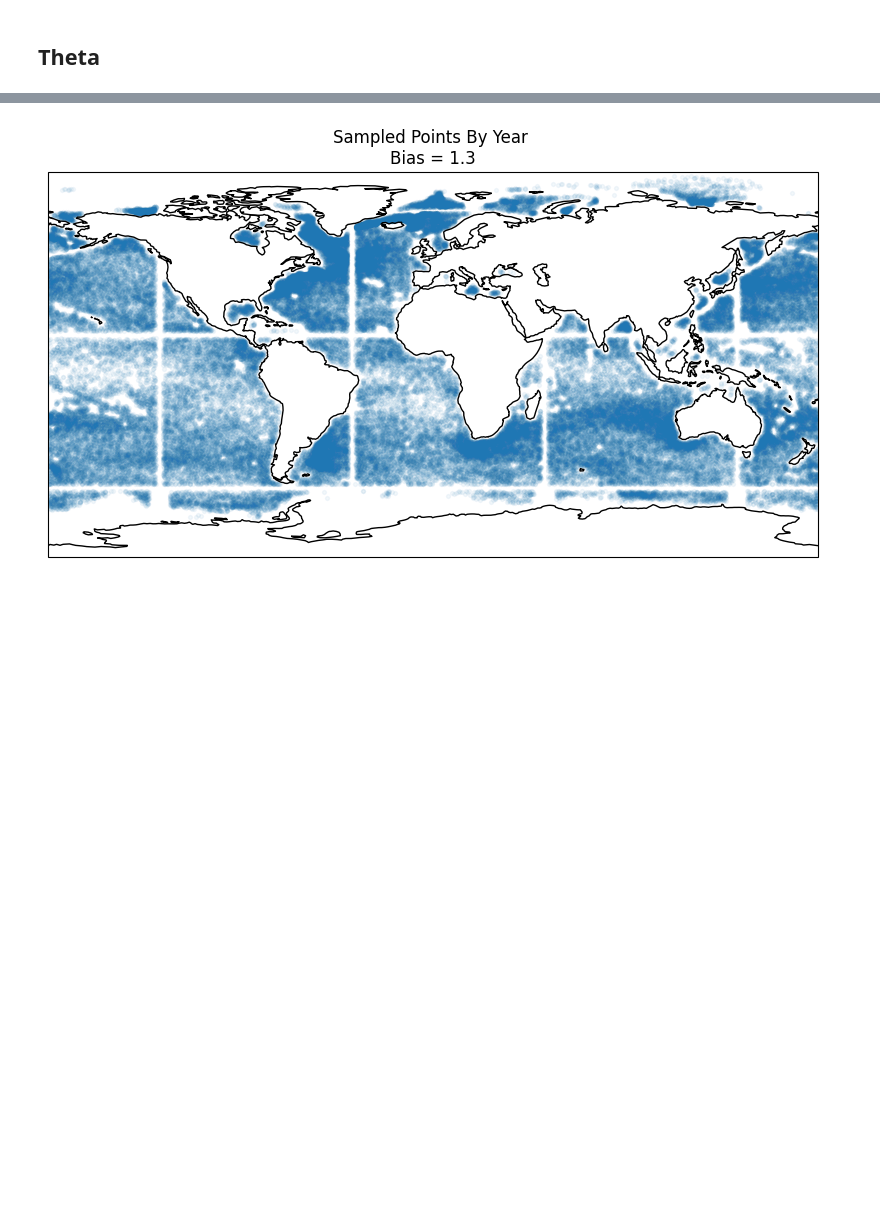
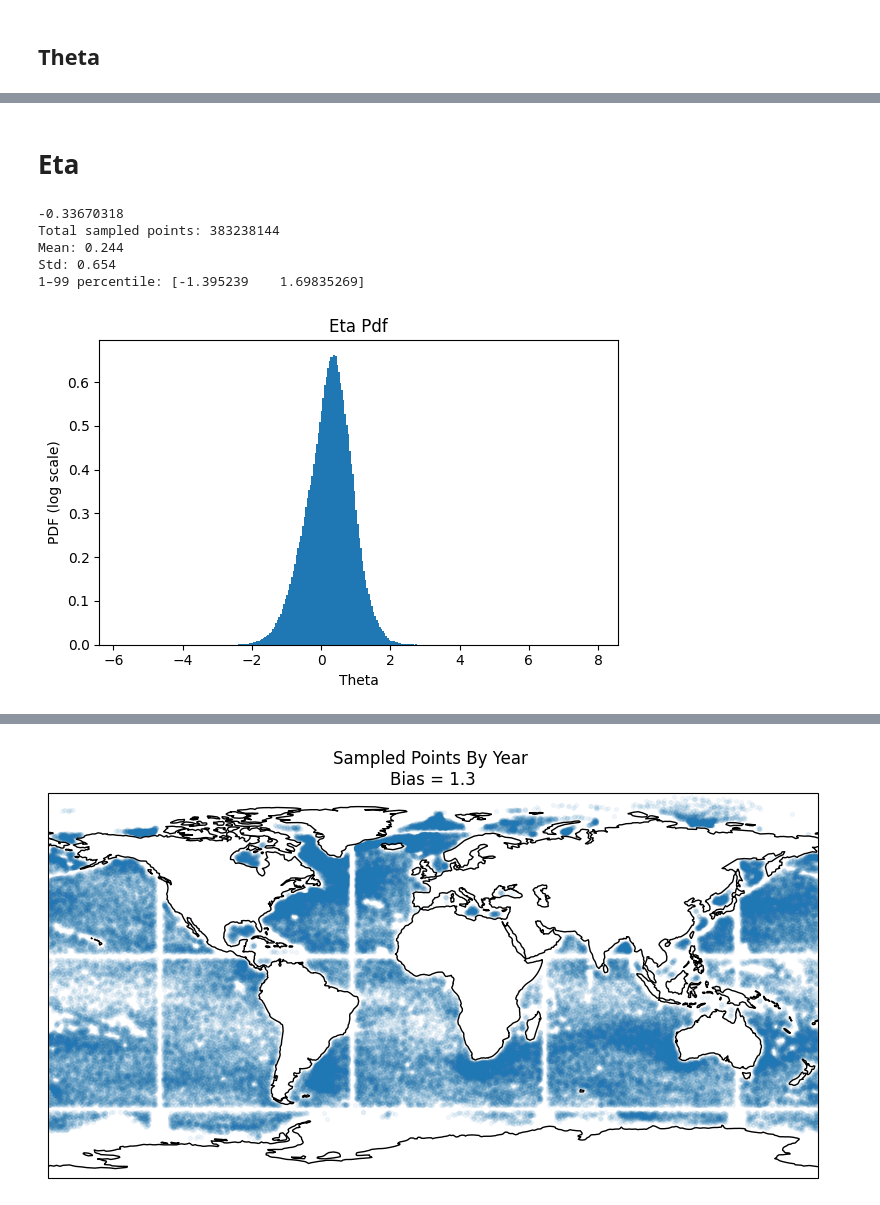
Before and after one commit to Sea-Meets-the-Stars/DBOF_Representation_Learning, a Jupyter notebook: notebooks/eda.ipynb, the cells around one changed output, grey strips where cells are left out. Saved outputs shown, nothing was run; the diff lists cells and outputs as text; code cells hidden in the pictures; blank space fills up the shorter version.

```diff
--- a/notebooks/eda.ipynb
+++ b/notebooks/eda.ipynb
@@ -257,0 +214,11 @@ Std: 8.160
+# %% [markdown]
+# Eta
+# %%
+global_histogram(images_clean_no_ice_np,"Eta Pdf", channel=0,log=False, bins=300)
+# %% [output]
+-0.33670318
+Total sampled points: 383238144
+Mean: 0.244
+Std: 0.654
+1–99 percentile: [-1.395239    1.69835269]
+[figure, added]
```
Also changed, not shown: parts of 45 cells of this notebook.
